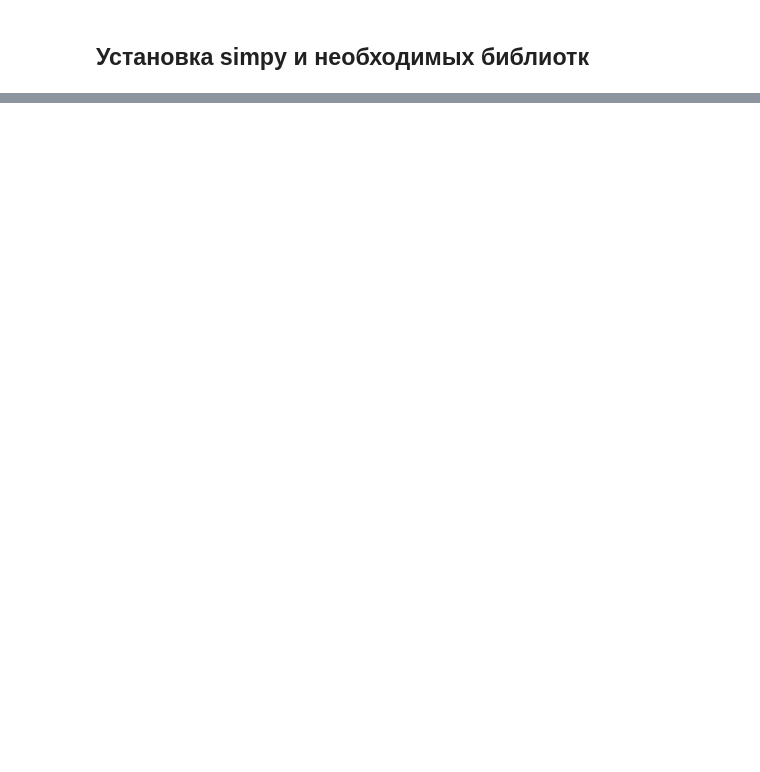
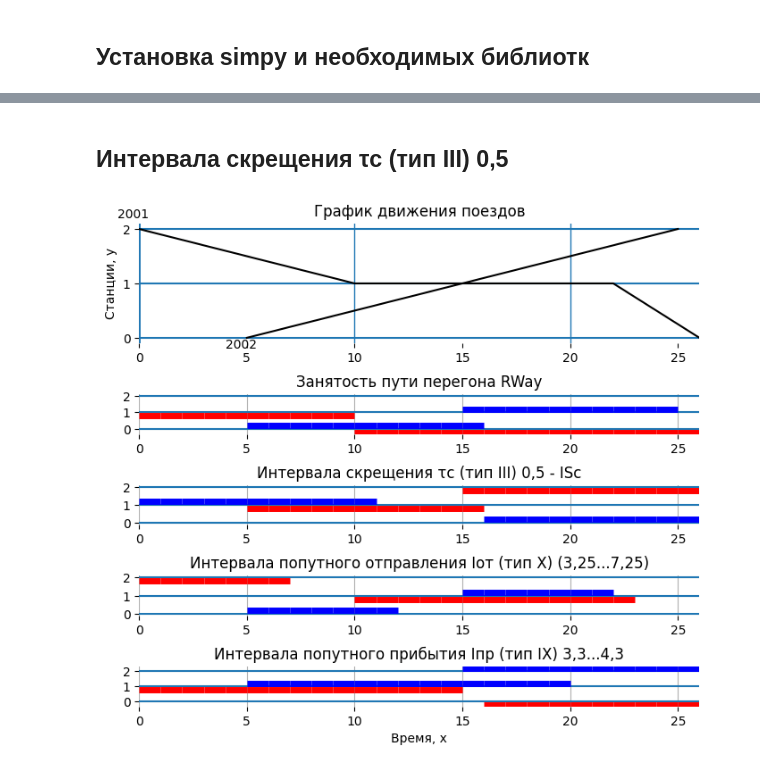
Before and after one commit to AShipulin/Train-Scheduler-Simulator-SimPy, a Jupyter notebook: TrainSchedule.ipynb, the cells around one changed output, grey strips where cells are left out. Drawn from its saved outputs; the diff is of its cells as text; code cells hidden in the pictures; blank space fills up the shorter version.

```diff
--- a/TrainSchedule.ipynb
+++ b/TrainSchedule.ipynb
@@ -97,12 +81,0 @@ def queue_logger(resource, t_step=1):
-# %%
-# Функция завершения интервала по рассписанию
-# Интервал длиться долше чем операция с поездом,
-# поэтому завершаем его за границами операции движения по перегону
-def queue_exec(t_step=1):
-    while True:
-        for i in range(len(intScr)):
-            if (intScr[i][0] == env.now):
-                resInt1 = intScr[i][1]
-                reqInt1 = intScr[i][2]
-                resInt1.release(reqInt1)
-        yield env.timeout(t_step)
@@ -337,0 +442,27 @@ gts(trainSchedule)
+# %% [markdown]
+## Интервала скрещения τс (тип III) 0,5
+# %%
+# Получаем среду
+env = simpy.Environment()
+
+# Инициируем класс графика движения поездов
+ts = TrainSchedule(env = env, sta_cnt = 3)
+
+# Интервал скрещения
+#t2001 = env.process(ts.train1(train=2001, wait=5, prio=2000))
+#t2002 = env.process(ts.train0(train=2002, wait=0, prio=2000))
+#или
+t2001 = env.process(ts.train1(train=2001, wait=0, prio=2000))
+t2002 = env.process(ts.train0(train=2002, wait=5, prio=2000))
+
+# Не работает если отправить в одно время
+#t2001 = env.process(ts.train1(train=2001, wait=0, prio=2000))
+#t2002 = env.process(ts.train0(train=2002, wait=0, prio=2000))
+
+# Выполняем расчет
+env.run(until=360)
+
+# Отрисовываем график движения поездов
+show_gts(ts.train_schedule, ts.log_queue, fs_width = 7, fs_height = 6)
+# %% [output]
+[figure, added]
```
Also changed, not shown: parts of 19 cells of this notebook.
